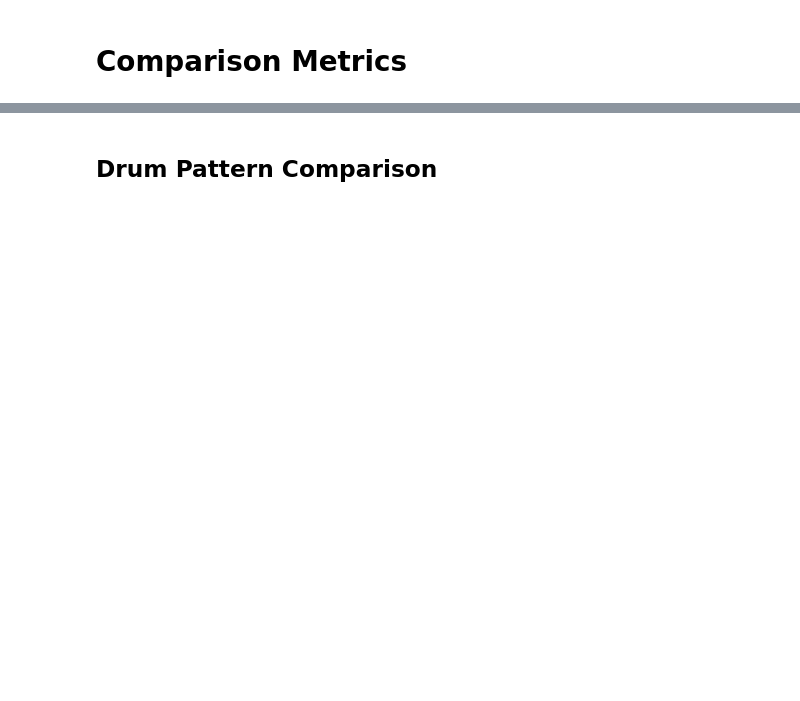
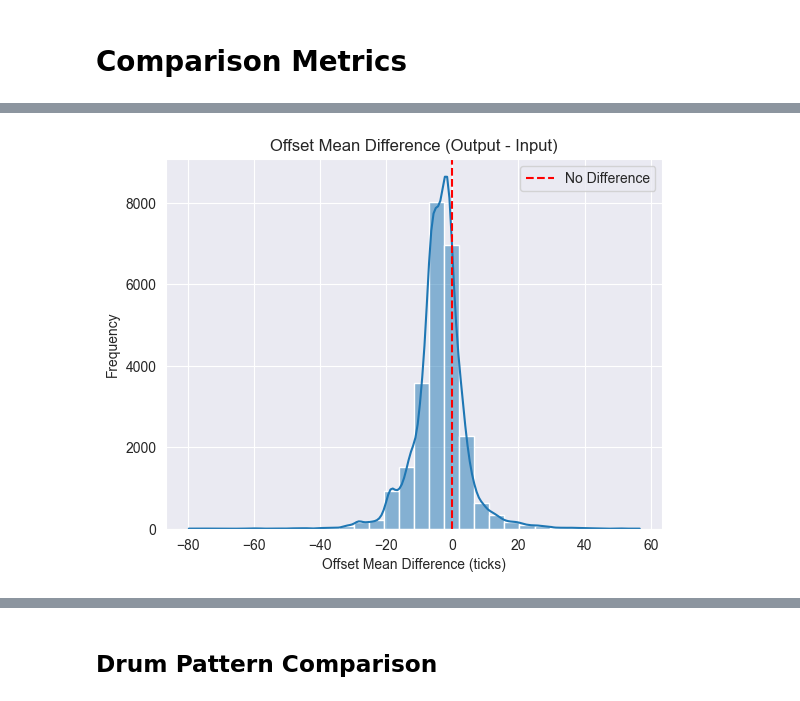
Before and after one commit to FlowkoHinti/GroovePal, a Jupyter notebook: Evaluation/ModelOutputAnalysis.ipynb, the cells around one changed output, grey strips where cells are left out. Drawn from its saved outputs; the diff is of its cells as text; code cells hidden in the pictures; blank space fills up the shorter version.

```diff
--- a/Evaluation/ModelOutputAnalysis.ipynb
+++ b/Evaluation/ModelOutputAnalysis.ipynb
@@ -6,0 +268,12 @@
+# %%
+off_diff = stats_df['off_mean'] - stats_df['input_off_mean']
+
+sns.histplot(off_diff, bins=30, kde=True)
+plt.title('Offset Mean Difference (Output - Input)')
+plt.xlabel('Offset Mean Difference (ticks)')
+plt.ylabel('Frequency')
+plt.axvline(0, color='red', linestyle='--', label='No Difference')
+plt.legend()
+plt.show()
+# %% [output]
+[figure, added]
```
Also changed, not shown: parts of 38 cells of this notebook, 1 other file.
